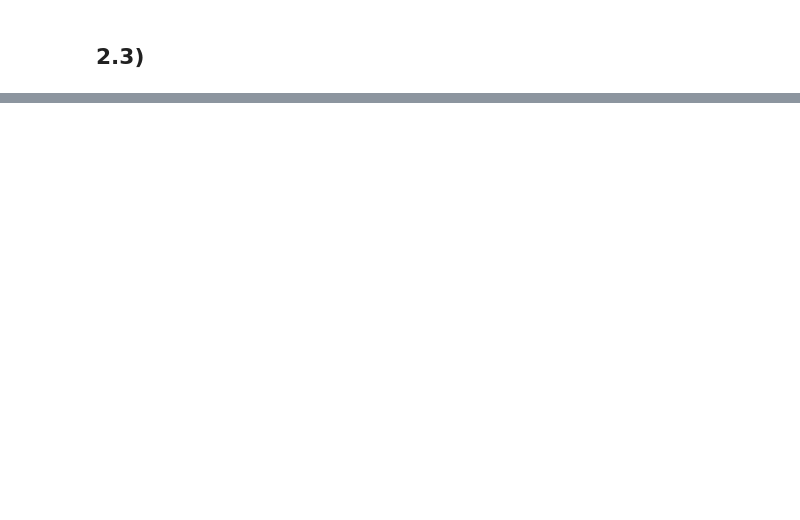
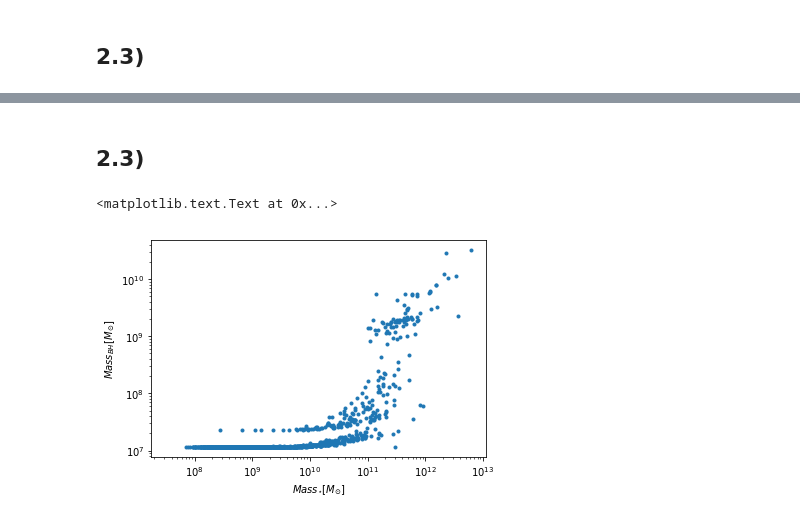
Before and after one commit to Daniel-Montenegro/Thesis, a Jupyter notebook: task3/Task3.ipynb, the cells around one changed output, grey strips where cells are left out. Saved outputs shown, nothing was run; the diff lists cells and outputs as text; code cells hidden in the pictures; blank space fills up the shorter version.

```diff
--- a/task3/Task3.ipynb
+++ b/task3/Task3.ipynb
@@ -119,0 +213,32 @@ AttributeError: unknown field 'NumPart_Total'
+# %% [markdown]
+## 2.3)
+# %%
+#print(sub)
+
+
+#DataFolder = './Data/groups_015/'
+#SnapNumber = 15
+
+
+
+#sub = arepo.Subfind('%s/'%(DataFolder), SnapNumber ,combineFiles=True)
+
+Sub=arepo.Subfind('./Data/groups_015/',15,combineFiles=True)
+#Masa de los black holes
+
+Mass_stellar=Sub.SubhaloMassType[:,4]*10e10/0.7 ## Type4 ->Stars
+Mass_BH=Sub.SubhaloBHMass*10e10/0.7  ## Masa BH
+#Mass_BH=Sub.SubhaloMassType[:,5]*10e10/0.7 ## Type5 ->BH
+
+#fig, (ax1, ax2) = plt.subplots(1, 2, figsize=(9, 4.5), tight_layout=True)
+
+plt.loglog(Mass_stellar,Mass_BH,'.')
+plt.xlabel('$Mass_{\star}[M_{\odot}]$')
+plt.ylabel('$Mass_{BH}[M_{\odot}]$')
+
+#ax2.loglog(Mass_BH,Mass_BH/Mass_stellar,'.')
+#ax2.set_ylabel('$MassBH/MassBH_{\star}[M_{\odot}]$')
+#ax2.set_xlabel('Mass$_{BH}[M_{\odot}]$')
+# %% [output]
+<matplotlib.text.Text at 0x...>
+[figure, added]
```
Also changed, not shown: parts of 10 cells of this notebook.
